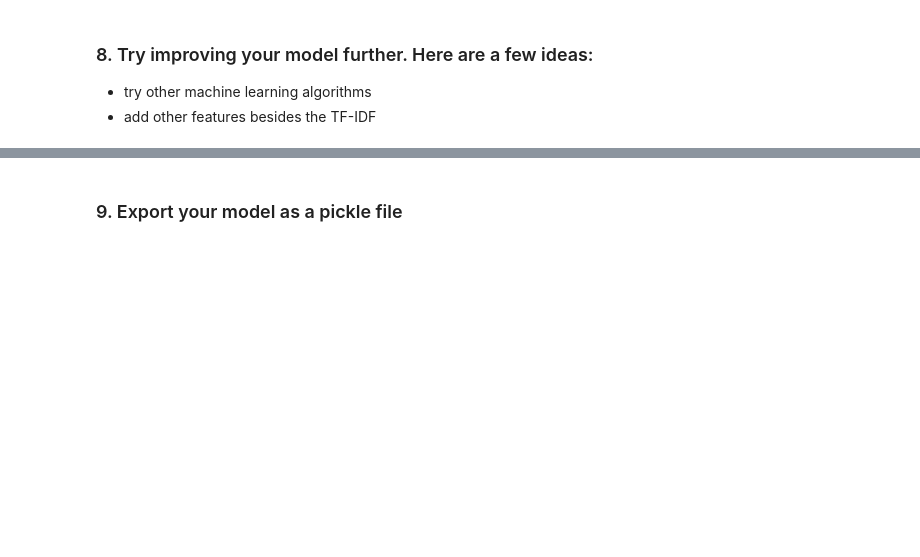
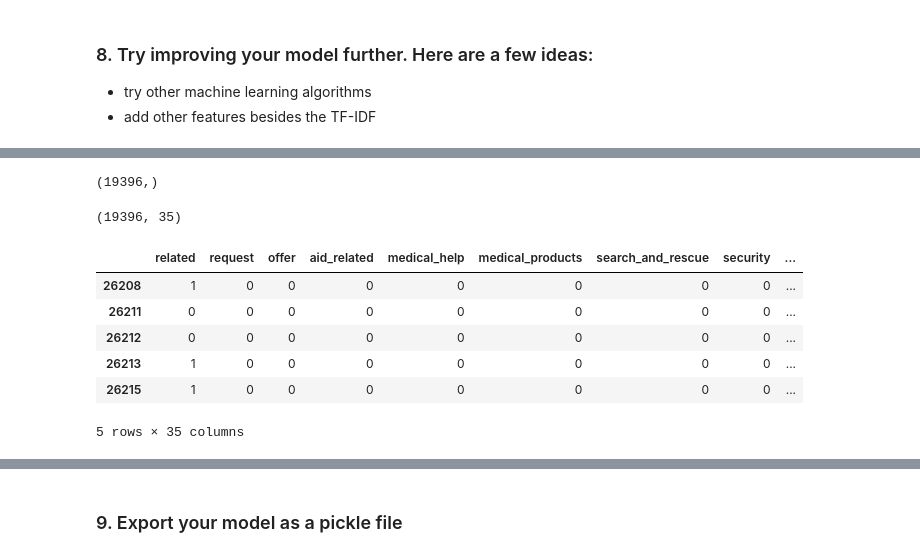
Before and after one commit to liankun/Udacity_Disaster_Response_Pipelines, a Jupyter notebook: ETL_ML_Pipeline/ML Pipeline Preparation.ipynb, the cells around one changed output, grey strips where cells are left out. Drawn from its saved outputs; the diff is of its cells as text; code cells hidden in the pictures; blank space fills up the shorter version.

```diff
--- a/ETL_ML_Pipeline/ML Pipeline Preparation.ipynb
+++ b/ETL_ML_Pipeline/ML Pipeline Preparation.ipynb
@@ -327,0 +676,8 @@ weighted avg       0.65      0.81      0.72      6554
+# %%
+#get X and Y
+X_ud = df_ud[df_ud.columns[1]]
+Y_ud = df_ud[df_ud.columns[4:]]
+#child_alone is all 0
+Y_ud=Y_ud.drop(['child_alone'],axis=1)
+# %%
+X_train_ud,X_test_ud,y_train_ud,y_test_ud = train_test_split(X_ud,Y_ud,random_state=0)
@@ -327,0 +726,25 @@ weighted avg       0.65      0.81      0.72      6554
+# %%
+#let's append all dropped rows to test set
+df_drop = df.iloc[drop_index,:].copy()
+df_drop.drop(['child_alone'],axis=1,inplace=True)
+# %%
+X_test_ud_add_drop = X_test_ud.append(df_drop[df_drop.columns[1]])
+y_test_ud_add_drop = y_test_ud.append(df_drop[df_drop.columns[4:]])
+# %%
+X_test_ud_add_drop.shape
+# %% [output]
+(19396,)
+# %%
+y_test_ud_add_drop.shape
+# %% [output]
+(19396, 35)
+# %%
+y_test_ud_add_drop.tail()
+# %% [output]
+|  | related | request | offer | aid_related | medical_help | medical_products | search_and_rescue | security | ... |
+| 26208 | 1 | 0 | 0 | 0 | 0 | 0 | 0 | 0 | ... |
+| 26211 | 0 | 0 | 0 | 0 | 0 | 0 | 0 | 0 | ... |
+| 26212 | 0 | 0 | 0 | 0 | 0 | 0 | 0 | 0 | ... |
+| 26213 | 1 | 0 | 0 | 0 | 0 | 0 | 0 | 0 | ... |
+| 26215 | 1 | 0 | 0 | 0 | 0 | 0 | 0 | 0 | ... |
+5 rows × 35 columns
```
Also changed, not shown: parts of 43 cells of this notebook.
